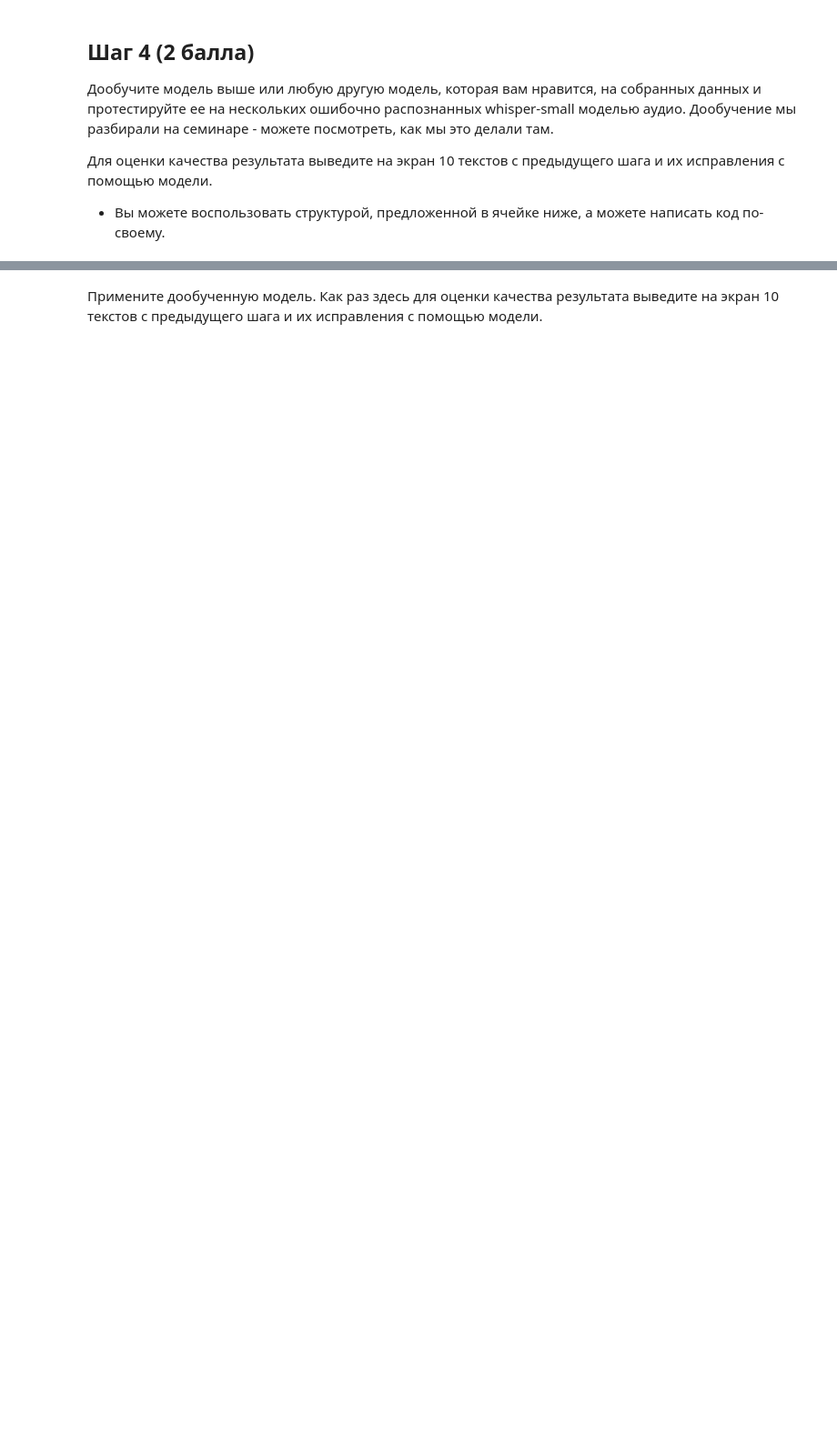
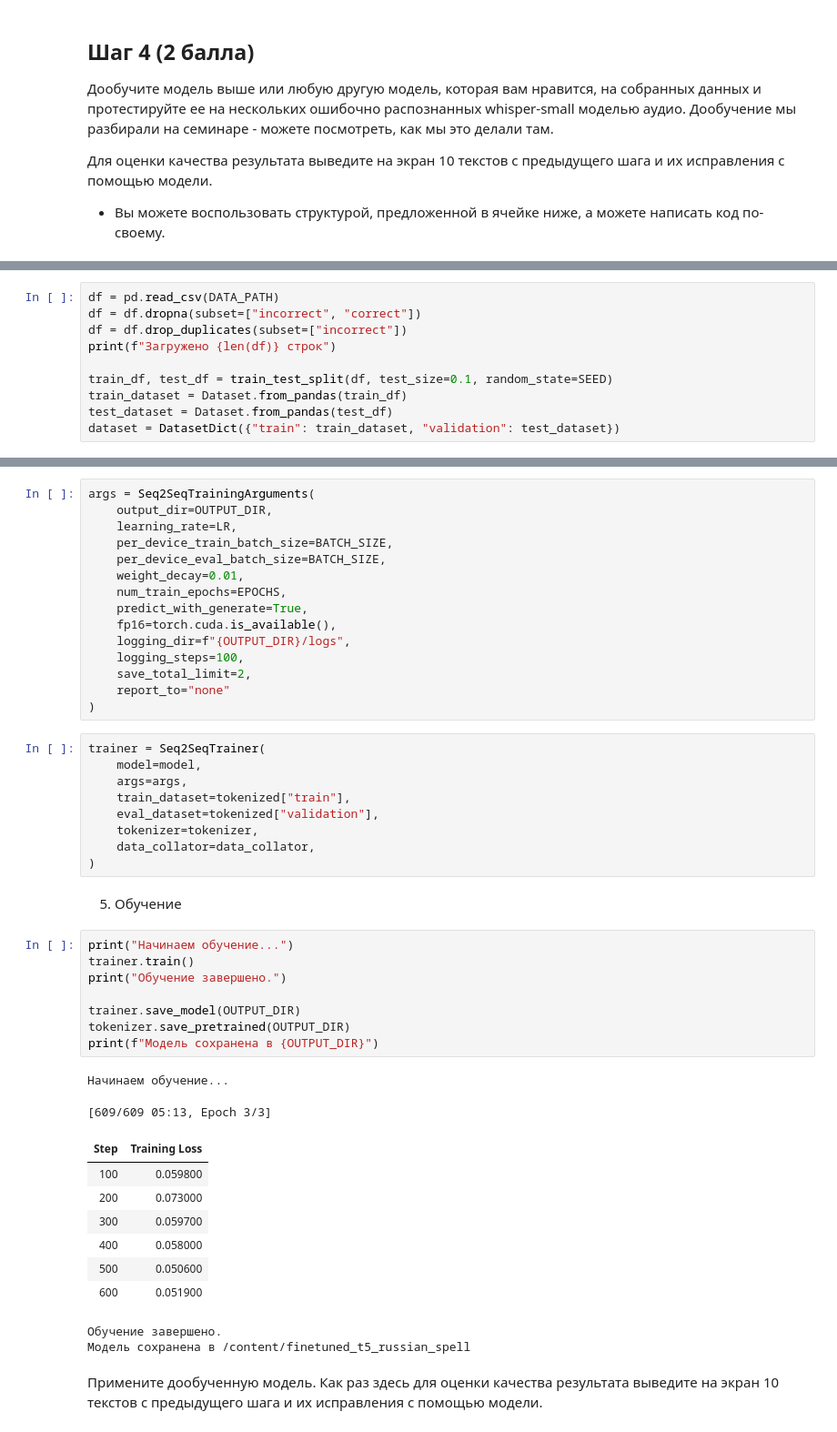
Before and after one commit to nikfilonenko/gen-ai_hw, a Jupyter notebook: NLP/hw_1/Filonenko_Nikita_Dmitrievich_GenDL_HT1_base.ipynb, the cells around one changed output, grey strips where cells are left out. Shown at 91% size. Saved outputs shown, nothing was run; the diff lists cells and outputs as text; blank space fills up the shorter version.

```diff
--- a/NLP/hw_1/Filonenko_Nikita_Dmitrievich_GenDL_HT1_base.ipynb
+++ b/NLP/hw_1/Filonenko_Nikita_Dmitrievich_GenDL_HT1_base.ipynb
@@ -126,0 +877,10 @@ tokenizer.save_pretrained("...")
+# %%
+df = pd.read_csv(DATA_PATH)
+df = df.dropna(subset=["incorrect", "correct"])
+df = df.drop_duplicates(subset=["incorrect"])
+print(f"Загружено {len(df)} строк")
+
+train_df, test_df = train_test_split(df, test_size=0.1, random_state=SEED)
+train_dataset = Dataset.from_pandas(train_df)
+test_dataset = Dataset.from_pandas(test_df)
+dataset = DatasetDict({"train": train_dataset, "validation": test_dataset})
@@ -127,2 +908,48 @@ tokenizer.save_pretrained("...")
+# %%
+args = Seq2SeqTrainingArguments(
+    output_dir=OUTPUT_DIR,
+    learning_rate=LR,
+    per_device_train_batch_size=BATCH_SIZE,
+    per_device_eval_batch_size=BATCH_SIZE,
+    weight_decay=0.01,
+    num_train_epochs=EPOCHS,
+    predict_with_generate=True,
+    fp16=torch.cuda.is_available(),
+    logging_dir=f"{OUTPUT_DIR}/logs",
+    logging_steps=100,
+    save_total_limit=2,
+    report_to="none"
+)
+# %%
+trainer = Seq2SeqTrainer(
+    model=model,
+    args=args,
+    train_dataset=tokenized["train"],
+    eval_dataset=tokenized["validation"],
+    tokenizer=tokenizer,
+    data_collator=data_collator,
+)
+# %% [markdown]
+5. Обучение
+# %%
+print("Начинаем обучение...")
+trainer.train()
+print("Обучение завершено.")
+
+trainer.save_model(OUTPUT_DIR)
+tokenizer.save_pretrained(OUTPUT_DIR)
+print(f"Модель сохранена в {OUTPUT_DIR}")
+# %% [output]
+Начинаем обучение...
+[609/609 05:13, Epoch 3/3]
+| Step | Training Loss |
+| 100 | 0.059800 |
+| 200 | 0.073000 |
+| 300 | 0.059700 |
+| 400 | 0.058000 |
+| 500 | 0.050600 |
+| 600 | 0.051900 |
+Обучение завершено.
+Модель сохранена в /content/finetuned_t5_russian_spell
 # %% [markdown]
 Примените дообученную модель. Как раз здесь для оценки качества результата выведите на экран 10 текстов с предыдущего шага и их исправления с помощью модели.
```
Also changed, not shown: parts of 74 cells of this notebook, 1 other file.
